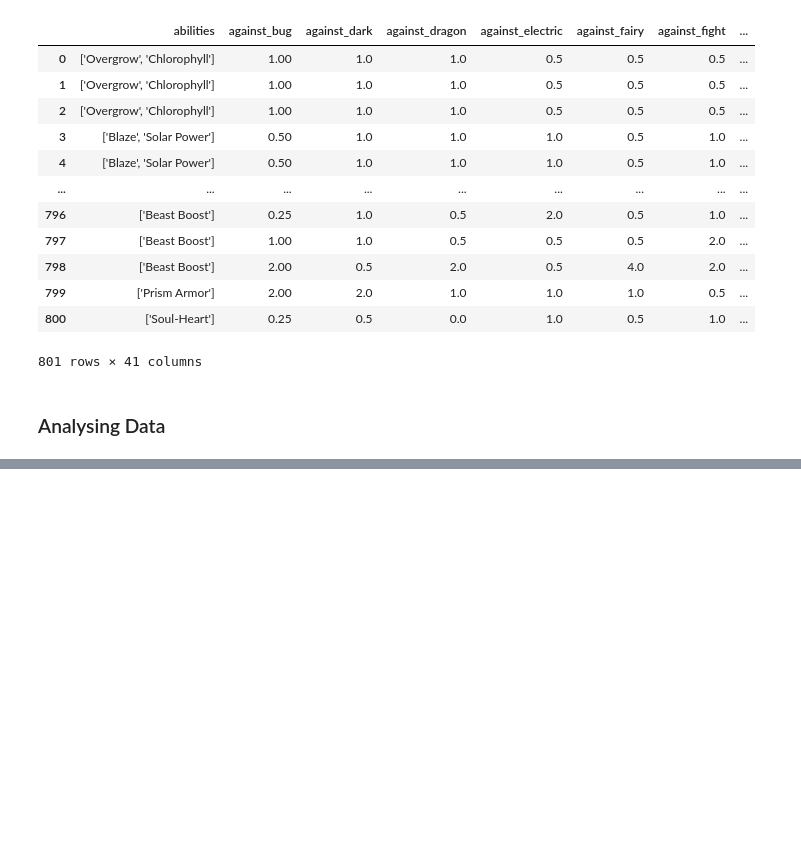
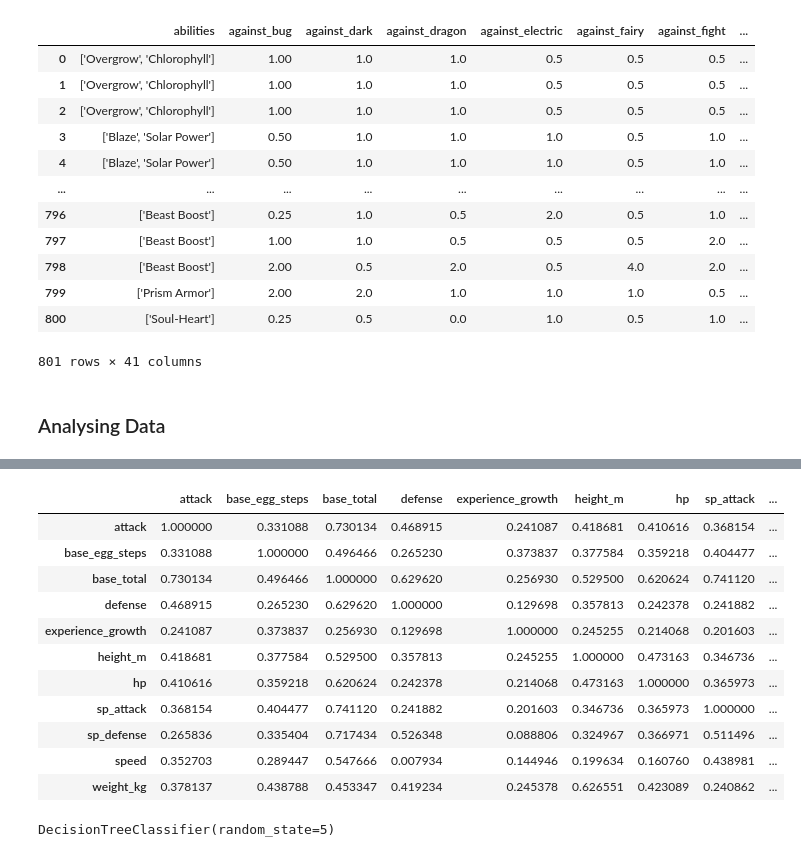
Before and after one commit to Namangarg110/Pokemon_legendary, a Jupyter notebook: legendary_pokemon_predict.ipynb, the cells around one changed output, grey strips where cells are left out. Cells and saved outputs as stored; diff of their text form; code cells hidden in the pictures; blank space fills up the shorter version.

```diff
--- a/legendary_pokemon_predict.ipynb
+++ b/legendary_pokemon_predict.ipynb
@@ -25,0 +56,4 @@ pokemon
+# %%
+fea = ["attack", "base_egg_steps", "base_total", "defense", "experience_growth", "height_m", "hp", "sp_attack", "sp_defense", "speed", "weight_kg"]
+# %%
+features = pokemon[fea]
@@ -25,0 +83,3 @@ pokemon
+# %%
+features['height_m'] = features['height_m'].fillna(features["height_m"].mean())
+features['weight_kg'] = features['weight_kg'].fillna(features["weight_kg"].mean())
@@ -25,0 +112,17 @@ pokemon
+# %%
+corr_features = features.corr()
+# %%
+corr_features.style.background_gradient()
+# %% [output]
+|  | attack | base_egg_steps | base_total | defense | experience_growth | height_m | hp | sp_attack | ... |
+| attack | 1.000000 | 0.331088 | 0.730134 | 0.468915 | 0.241087 | 0.418681 | 0.410616 | 0.368154 | ... |
+| base_egg_steps | 0.331088 | 1.000000 | 0.496466 | 0.265230 | 0.373837 | 0.377584 | 0.359218 | 0.404477 | ... |
+| base_total | 0.730134 | 0.496466 | 1.000000 | 0.629620 | 0.256930 | 0.529500 | 0.620624 | 0.741120 | ... |
+| defense | 0.468915 | 0.265230 | 0.629620 | 1.000000 | 0.129698 | 0.357813 | 0.242378 | 0.241882 | ... |
+| experience_growth | 0.241087 | 0.373837 | 0.256930 | 0.129698 | 1.000000 | 0.245255 | 0.214068 | 0.201603 | ... |
+| height_m | 0.418681 | 0.377584 | 0.529500 | 0.357813 | 0.245255 | 1.000000 | 0.473163 | 0.346736 | ... |
+| hp | 0.410616 | 0.359218 | 0.620624 | 0.242378 | 0.214068 | 0.473163 | 1.000000 | 0.365973 | ... |
+| sp_attack | 0.368154 | 0.404477 | 0.741120 | 0.241882 | 0.201603 | 0.346736 | 0.365973 | 1.000000 | ... |
+| sp_defense | 0.265836 | 0.335404 | 0.717434 | 0.526348 | 0.088806 | 0.324967 | 0.366971 | 0.511496 | ... |
+| speed | 0.352703 | 0.289447 | 0.547666 | 0.007934 | 0.144946 | 0.199634 | 0.160760 | 0.438981 | ... |
+| weight_kg | 0.378137 | 0.438788 | 0.453347 | 0.419234 | 0.245378 | 0.626551 | 0.423089 | 0.240862 | ... |
@@ -25,0 +135,4 @@ pokemon
+# %%
+tree.fit(X_train, y_train)
+# %% [output]
+DecisionTreeClassifier(random_state=5)
```
Also changed, not shown: parts of 17 cells of this notebook.
